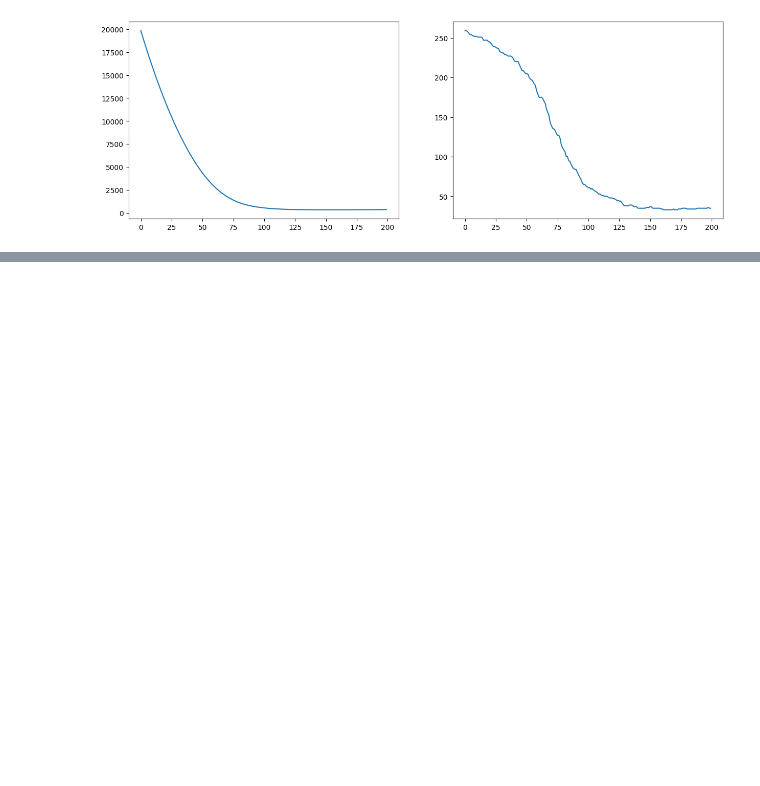
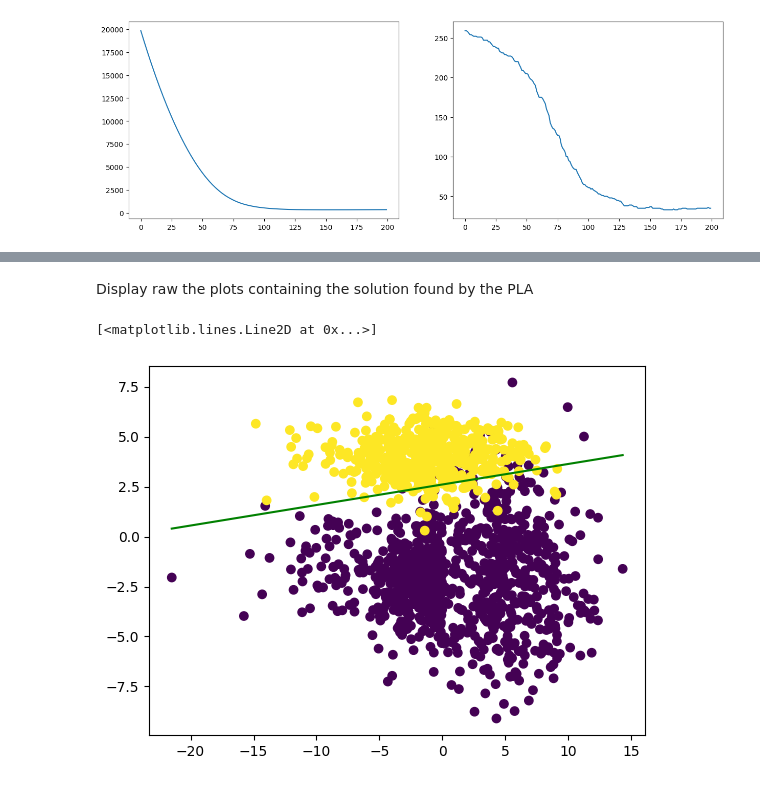
Before and after one commit to imAlessas/machine-learning, a Jupyter notebook: exercises/perceptron/multiclass.ipynb, the cells around one changed output, grey strips where cells are left out. Saved outputs shown, nothing was run; the diff lists cells and outputs as text; code cells hidden in the pictures; blank space fills up the shorter version.

```diff
--- a/exercises/perceptron/multiclass.ipynb
+++ b/exercises/perceptron/multiclass.ipynb
@@ -163,0 +260,3 @@ axs[1].plot(range(errors_epoch.size), errors_epoch)
+# %%
+def sse(X : np.matrix, y : np.array, w : np.array) -> float:
+    return np.sum( np.square( y - np.dot( X, w ) ) )
@@ -163,0 +269,41 @@ axs[1].plot(range(errors_epoch.size), errors_epoch)
+# %%
+# set up the weight vector
+w = np.random.normal(loc=1, scale=3, size=X.shape[1])
+
+# learning rate
+eta = 1e-4
+
+# epochs
+max_epochs = 300
+current_epoch = 0
+
+# errors
+sse_epoch = np.zeros(max_epochs)
+errors_epoch = np.zeros(max_epochs)
+
+while current_epoch < max_epochs:
+
+    # sum of squared errors
+    sse_epoch[current_epoch] = sse(X, y_class, w)
+
+    for i in range(y_class.size):
+        output = np.sign(np.dot(X[i, :], w))
+
+        if output * y_class[i] < 0 :
+            w += eta * X[i, :] * y_class[i]
+            errors_epoch[current_epoch] += 1
+
+    current_epoch += 1
+# %% [markdown]
+Display raw the plots containing the solution found by the PLA
+# %%
+# datapoints
+plt.scatter(X[:, 1], X[:, 2], c=y_class)
+
+# plot the solution
+plt.plot([ np.min((X1_1, X2_1, X3_1)), np.max((X1_1, X2_1, X3_1)) ],
+         [ np.min((X1_1, X2_1, X3_1)) * (- w[1] / w[2]) - (w[0] / w[2]), np.max((X1_1, X2_1, X3_1)) * (- w[1] / w[2]) - (w[0] / w[2]) ],
+         color = "green")
+# %% [output]
+[<matplotlib.lines.Line2D at 0x...>]
+[figure, added]
```
Also changed, not shown: parts of 16 cells of this notebook.
